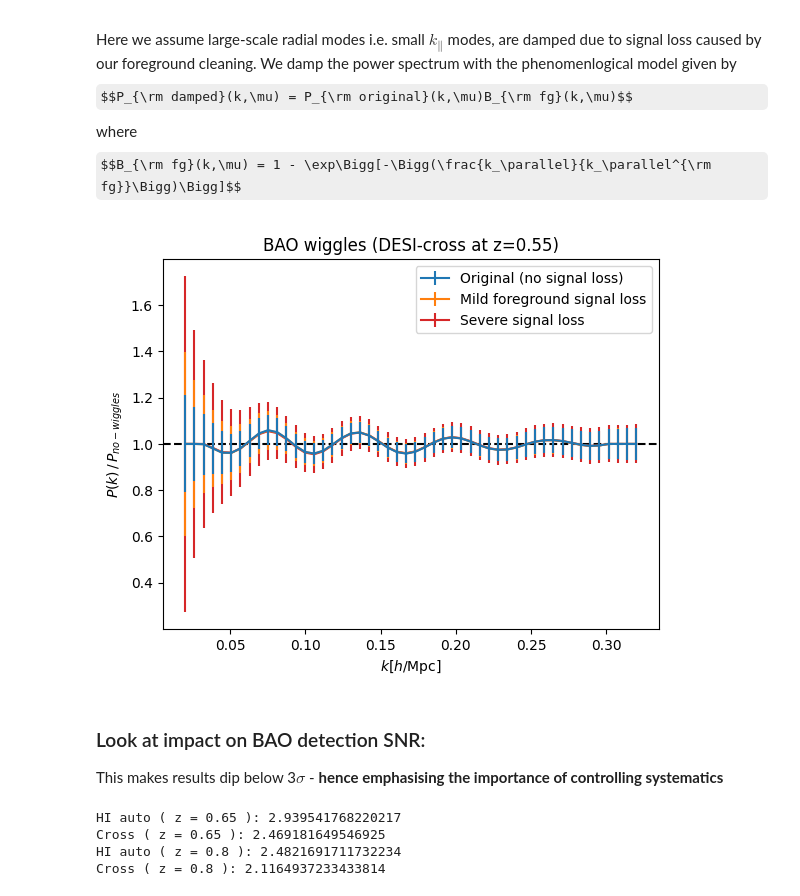
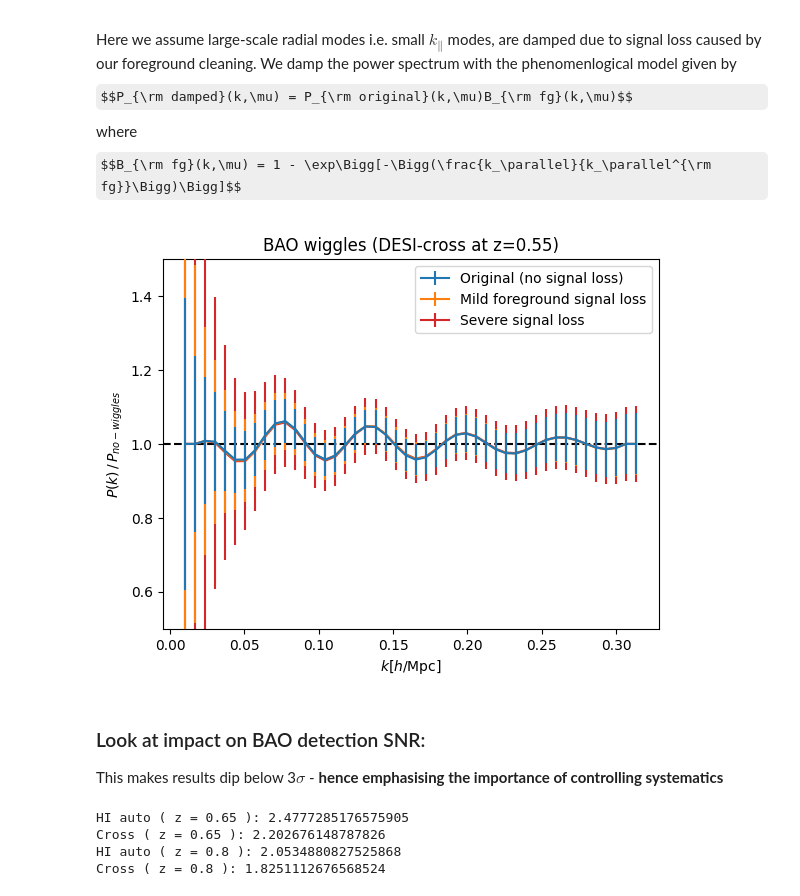
Before and after one commit to meerklass/MeerFish, a Jupyter notebook: XLPreport/BAO_forecasting.ipynb, the cells around one changed output. Drawn from its saved outputs; the diff is of its cells as text; code cells hidden in the pictures; some formulas as TeX source.

```diff
--- a/XLPreport/BAO_forecasting.ipynb
+++ b/XLPreport/BAO_forecasting.ipynb
@@ -26,9 +26,14 @@ theta_ids = [\
 
 Survey1_arg = 'MK_UHF' # MeerKLASS UHF-band IM survey
 Survey2_arg = 'DESI_LRG' # DESI LRG galaxies
-t_obs = 800 # total MeerKLASS observation time
+t_obs = 800 * (1-f_tobsloss) # total MeerKLASS observation time (with losses then applied)
 A_sky = 4000 # original sky area
 A_skyX = 3000 # sky area overlapping with DESI galaxies
+
+### Chose whether to explore just monopole, or first three multipoles"
+ells = [0]
+#ells = [0,2,4]
+ell = 0
 # %% [markdown]
 ### Show BAO wiggles detection approach:
 # %%
@@ -64,19 +75,17 @@ for i,z_i in enumerate(zs):
     z,zmin1,zmin2,zmax1,zmax2,A_sky1,A_sky2,V_bin1,V_bin2,V_binX,theta_FWHM1,theta_FWHM2,t_tot,N_dish,sigma_z1,sigma_z2,P_N,nbar = survey.params(Survey1=Survey1_arg,Survey2=Survey2_arg,zminzmax=zminzmax,A_sky1=A_sky,A_skyX=A_skyX,t_tot=t_obs)
     surveypars = z,V_bin1,V_bin2,V_binX,theta_FWHM1,theta_FWHM2,sigma_z1,sigma_z2,P_N,1/nbar,0
     cosmopars = cosmo.SetCosmology(z=z,return_cosmopars=True) # set initial default cosmology
-    nuispars = 0,0,0
     Pmod = cosmo.MatterPk(z)
-    k = np.linspace(0.02,0.32,50)
-    #ells = [0,2,4]
-    ells = [0]
 
     ### HI auto:
+    k,kbins,kmin,kmax = model.get_kbins(z,zminzmax[0],zminzmax[1],A_sky=A_sky1,kmax=0.32,Taruya=True)
     F = fisher.Matrix_ell(theta_ids,k,Pmod,cosmopars,surveypars,nuispars,ells,tracer='1')
     C = fisher.FisherInverse(F)
     SNR_BAO = 1/np.sqrt(C[0][0])
     print('HI auto ( z =',z,'):',SNR_BAO)
 
     ### Cross-correlation:
+    k,kbins,kmin,kmax = model.get_kbins(z,zminzmax[0],zminzmax[1],A_sky=A_skyX,kmax=0.32,Taruya=True)
     F = fisher.Matrix_ell(theta_ids,k,Pmod,cosmopars,surveypars,nuispars,ells,tracer='X')
     C = fisher.FisherInverse(F)
     SNR_BAO = 1/np.sqrt(C[0][0])
@@ -93,45 +102,43 @@ $$P_{\rm damped}(k,\mu) = P_{\rm original}(k,\mu)B_{\rm fg}(k,\mu)$$
 where
 $$B_{\rm fg}(k,\mu) = 1 - \exp\Bigg[-\Bigg(\frac{k_\parallel}{k_\parallel^{\rm fg}}\Bigg)\Bigg]$$
 # %%
-
 zminzmax = [0.5,0.6]
 z,zmin1,zmin2,zmax1,zmax2,A_sky1,A_sky2,V_bin1,V_bin2,V_binX,theta_FWHM1,theta_FWHM2,t_tot,N_dish,sigma_z1,sigma_z2,P_N,nbar = survey.params(Survey1=Survey1_arg,Survey2=Survey2_arg,zminzmax=zminzmax,A_sky1=A_sky,t_tot=t_obs)
 cosmopars = cosmo.SetCosmology(z=z,return_cosmopars=True) # set initial default cosmology
-nuispars = 0,0,0
 plt.axhline(1,color='black',ls='--')
 
 Pmod = cosmo.MatterPk(z)
-k = np.linspace(0.02,0.32,50)
-ell = 0
+k,kbins,kmin,kmax = model.get_kbins(z,zminzmax[0],zminzmax[1],A_sky=A_sky1,kmax=0.32,Taruya=True)
 
 k_fg = 0 ## no signal loss (original case)
 surveypars = z,V_bin1,V_bin2,V_binX,theta_FWHM1,theta_FWHM2,sigma_z1,sigma_z2,P_N,1/nbar,k_fg
 P_X = model.P_ell(ell,k,Pmod,cosmopars,surveypars,nuispars,'X')
 P_err = model.sigma_ell_error(ell,k,Pmod,cosmopars,surveypars,nuispars,'X')
 P_smooth,f_BAO_HI_wb = model.Pk_noBAO(P_X,k)
 plt.errorbar(k,P_X/P_smooth,P_err/P_smooth,label='Original (no signal loss)',zorder=10)
 
 k_fg = 0.05 ## add some damping to power due to signal loss from foreground cleaning
 surveypars = z,V_bin1,V_bin2,V_binX,theta_FWHM1,theta_FWHM2,sigma_z1,sigma_z2,P_N,1/nbar,k_fg
 P_X = model.P_ell(ell,k,Pmod,cosmopars,surveypars,nuispars,'X')
 P_err = model.sigma_ell_error(ell,k,Pmod,cosmopars,surveypars,nuispars,'X')
 P_smooth,f_BAO_HI_wb = model.Pk_noBAO(P_X,k)
 plt.errorbar(k,P_X/P_smooth,P_err/P_smooth,label='Mild foreground signal loss',color='tab:orange',zorder=9)
 
 k_fg = 0.2 ## add more severe signal loss
 surveypars = z,V_bin1,V_bin2,V_binX,theta_FWHM1,theta_FWHM2,sigma_z1,sigma_z2,P_N,1/nbar,k_fg
 P_X = model.P_ell(ell,k,Pmod,cosmopars,surveypars,nuispars,'X')
 P_err = model.sigma_ell_error(ell,k,Pmod,cosmopars,surveypars,nuispars,'X')
 P_smooth,f_BAO_HI_wb = model.Pk_noBAO(P_X,k)
 plt.errorbar(k,P_X/P_smooth,P_err/P_smooth,label='Severe signal loss',color='tab:red',zorder=8)
 
 plt.xlabel(r'$k [h/{\rm Mpc}]$')
 plt.ylabel(r'$P(k)\,/\,P_{no-wiggles}$')
 plt.title('BAO wiggles (DESI-cross at z=%s)'%z)
+plt.ylim(0.5,1.5)
 plt.legend()
 plt.show()
 # %% [output]
-[figure, old version]
+[figure, new version]
 # %% [markdown]
 ### Look at impact on BAO detection SNR:
 This makes results dip below 3$\sigma$ - **hence emphasising the importance of controlling systematics**
@@ -144,27 +151,26 @@ k_fg = 0.2
 for i,z_i in enumerate(zs):
     zminzmax = [z_i-deltaz/2,z_i+deltaz/2] # use default
     z,zmin1,zmin2,zmax1,zmax2,A_sky1,A_sky2,V_bin1,V_bin2,V_binX,theta_FWHM1,theta_FWHM2,t_tot,N_dish,sigma_z1,sigma_z2,P_N,nbar = survey.params(Survey1=Survey1_arg,Survey2=Survey2_arg,zminzmax=zminzmax,A_sky1=A_sky,A_skyX=A_skyX,t_tot=t_obs)
+
     surveypars = z,V_bin1,V_bin2,V_binX,theta_FWHM1,theta_FWHM2,sigma_z1,sigma_z2,P_N,1/nbar,k_fg
     cosmopars = cosmo.SetCosmology(z=z,return_cosmopars=True) # set initial default cosmology
-    nuispars = 0,0,0
     Pmod = cosmo.MatterPk(z)
-    k = np.linspace(0.02,0.32,50)
-    #ells = [0,2,4]
-    ells = [0]
 
     ### HI auto:
+    k,kbins,kmin,kmax = model.get_kbins(z,zminzmax[0],zminzmax[1],A_sky=A_sky1,kmax=0.32,Taruya=True)
     F = fisher.Matrix_ell(theta_ids,k,Pmod,cosmopars,surveypars,nuispars,ells,tracer='1')
     C = fisher.FisherInverse(F)
     SNR_BAO = 1/np.sqrt(C[0][0])
     print('HI auto ( z =',z,'):',SNR_BAO)
 
     ### Cross-correlation:
+    k,kbins,kmin,kmax = model.get_kbins(z,zminzmax[0],zminzmax[1],A_sky=A_skyX,kmax=0.32,Taruya=True)
     F = fisher.Matrix_ell(theta_ids,k,Pmod,cosmopars,surveypars,nuispars,ells,tracer='X')
     C = fisher.FisherInverse(F)
     SNR_BAO = 1/np.sqrt(C[0][0])
     print('Cross ( z =',z,'):',SNR_BAO)
 # %% [output]
-HI auto ( z = 0.65 ): 2.939541768220217
-Cross ( z = 0.65 ): 2.469181649546925
-HI auto ( z = 0.8 ): 2.4821691711732234
-Cross ( z = 0.8 ): 2.1164937233433814
+HI auto ( z = 0.65 ): 2.4777285176575905
+Cross ( z = 0.65 ): 2.202676148787826
+HI auto ( z = 0.8 ): 2.0534880827525868
+Cross ( z = 0.8 ): 1.8251112676568524
```
Also changed, not shown: parts of 6 cells of this notebook, 1 other file.
